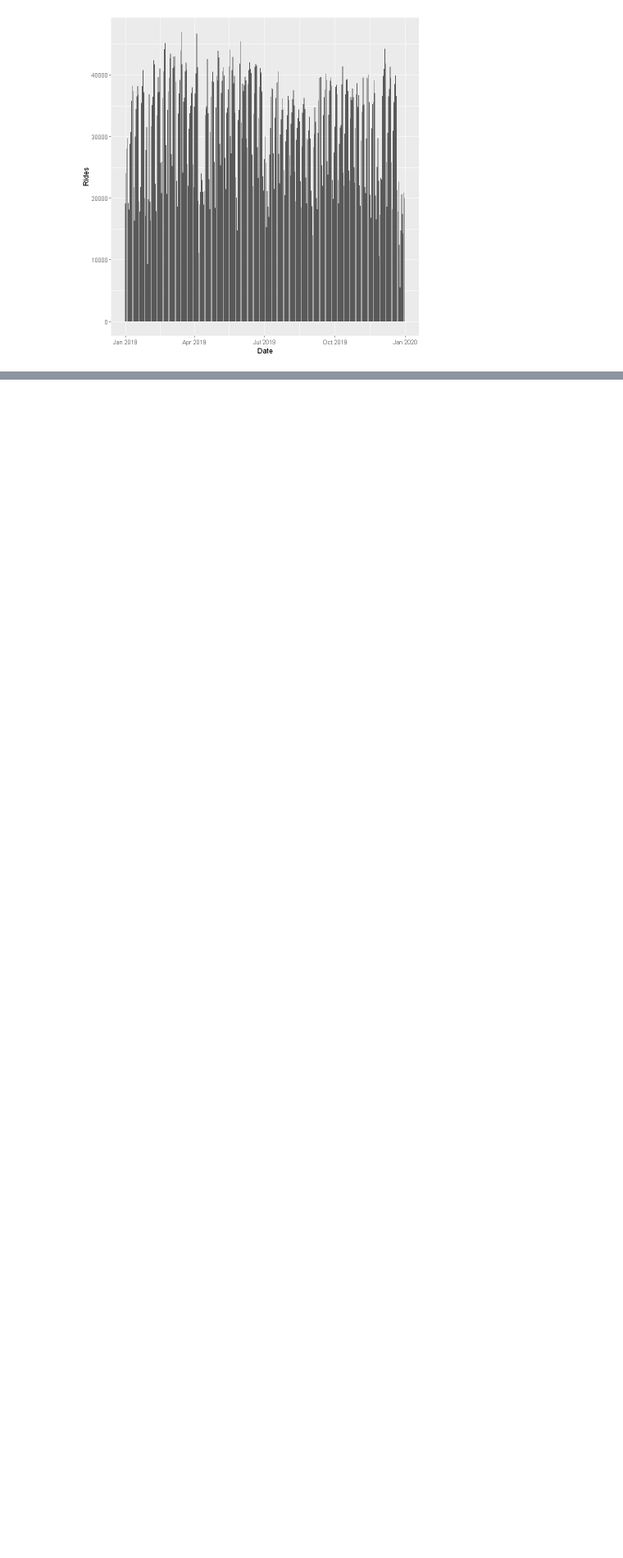
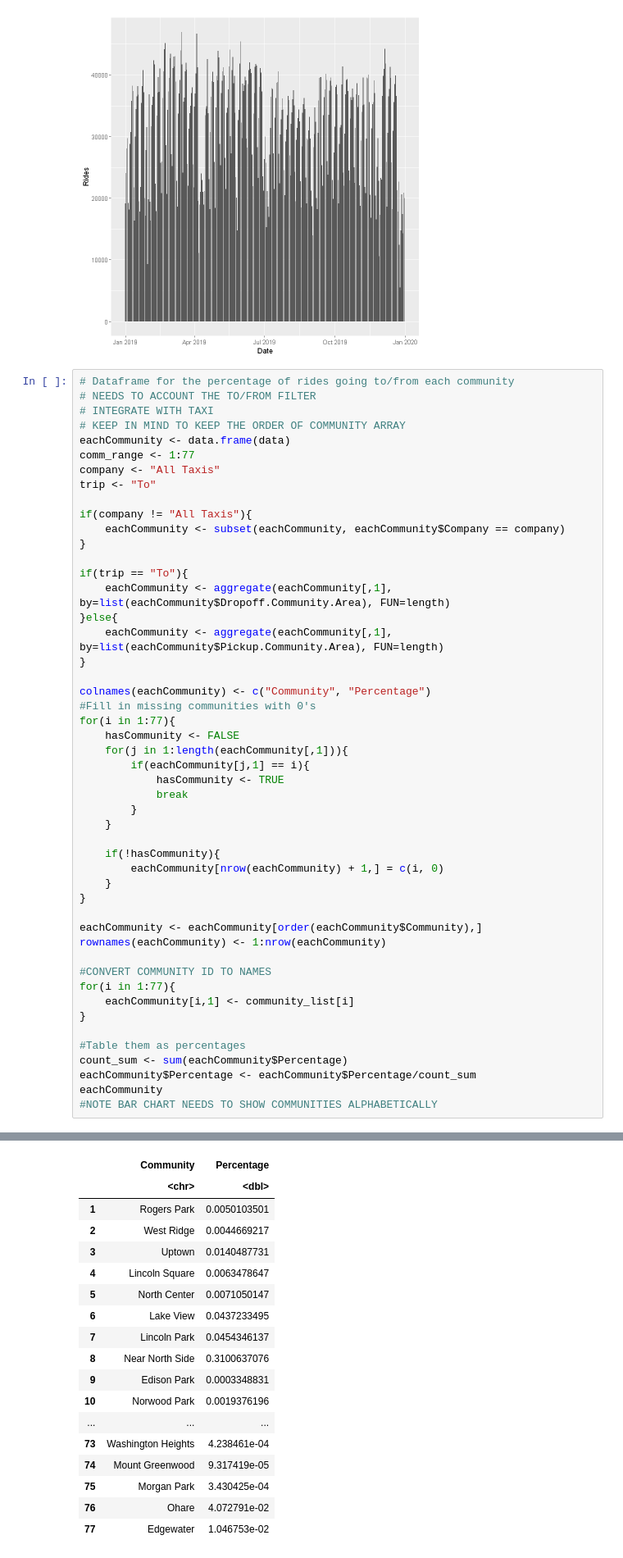
Before and after one commit to Rg3n0v4/bigYellowTaxi, a Jupyter notebook: Raph_ScrapNotebook.ipynb, the cells around one changed output, grey strips where cells are left out. Shown: that part at 82% size. Saved outputs shown, nothing was run; the diff lists cells and outputs as text; blank space fills up the shorter version.

Commit message:
started work on communities graph

```diff
--- a/Raph_ScrapNotebook.ipynb
+++ b/Raph_ScrapNotebook.ipynb
@@ -232,3 +232,53 @@ ggplot(noFilter_byDay, aes(x=`Date`, y=`Rides`)) +
   geom_bar(stat="identity")
 # %% [output]
 [figure]
+# %%
+# Dataframe for the percentage of rides going to/from each community
+# NEEDS TO ACCOUNT THE TO/FROM FILTER
+# INTEGRATE WITH TAXI
+# KEEP IN MIND TO KEEP THE ORDER OF COMMUNITY ARRAY
+eachCommunity <- data.frame(data)
+comm_range <- 1:77
+company <- "All Taxis"
+trip <- "To"
+
+if(company != "All Taxis"){
+    eachCommunity <- subset(eachCommunity, eachCommunity$Company == company)
+}
+
+if(trip == "To"){
+    eachCommunity <- aggregate(eachCommunity[,1], by=list(eachCommunity$Dropoff.Community.Area), FUN=length)
+}else{
+    eachCommunity <- aggregate(eachCommunity[,1], by=list(eachCommunity$Pickup.Community.Area), FUN=length)
+}
+
+colnames(eachCommunity) <- c("Community", "Percentage")
+#Fill in missing communities with 0's
+for(i in 1:77){
+    hasCommunity <- FALSE
+    for(j in 1:length(eachCommunity[,1])){
+        if(eachCommunity[j,1] == i){
+            hasCommunity <- TRUE
+            break
+        }
+    }
+
+    if(!hasCommunity){
+        eachCommunity[nrow(eachCommunity) + 1,] = c(i, 0)
+    }
+}
+
+eachCommunity <- eachCommunity[order(eachCommunity$Community),]
+rownames(eachCommunity) <- 1:nrow(eachCommunity)
+
+#CONVERT COMMUNITY ID TO NAMES
+for(i in 1:77){
+    eachCommunity[i,1] <- community_list[i]
+}
+
+#Table them as percentages
+count_sum <- sum(eachCommunity$Percentage)
+eachCommunity$Percentage <- eachCommunity$Percentage/count_sum
+eachCommunity
+#NOTE BAR CHART NEEDS TO SHOW COMMUNITIES ALPHABETICALLY
+# %% [output]
@@ -234,0 +286,18 @@ ggplot(noFilter_byDay, aes(x=`Date`, y=`Rides`)) +
+|  | Community | Percentage |
+|  | <chr> | <dbl> |
+| 1 | Rogers Park | 0.0050103501 |
+| 2 | West Ridge | 0.0044669217 |
+| 3 | Uptown | 0.0140487731 |
+| 4 | Lincoln Square | 0.0063478647 |
+| 5 | North Center | 0.0071050147 |
+| 6 | Lake View | 0.0437233495 |
+| 7 | Lincoln Park | 0.0454346137 |
+| 8 | Near North Side | 0.3100637076 |
+| 9 | Edison Park | 0.0003348831 |
+| 10 | Norwood Park | 0.0019376196 |
+| ... | ... | ... |
+| 73 | Washington Heights | 4.238461e-04 |
+| 74 | Mount Greenwood | 9.317419e-05 |
+| 75 | Morgan Park | 3.430425e-04 |
+| 76 | Ohare | 4.072791e-02 |
+| 77 | Edgewater | 1.046753e-02 |
```
Also changed, not shown: parts of 1 cell of this notebook, 1 other file.
